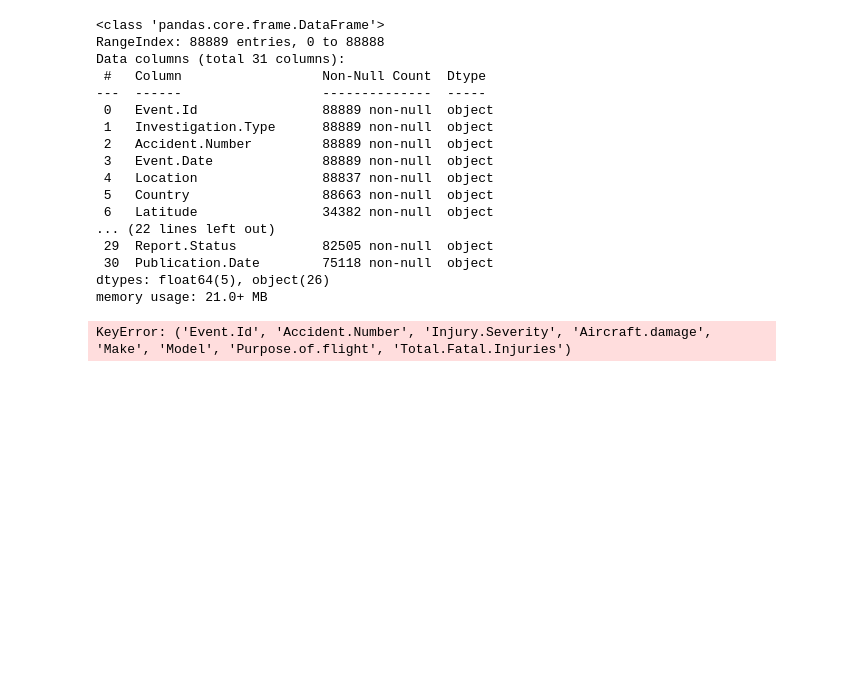
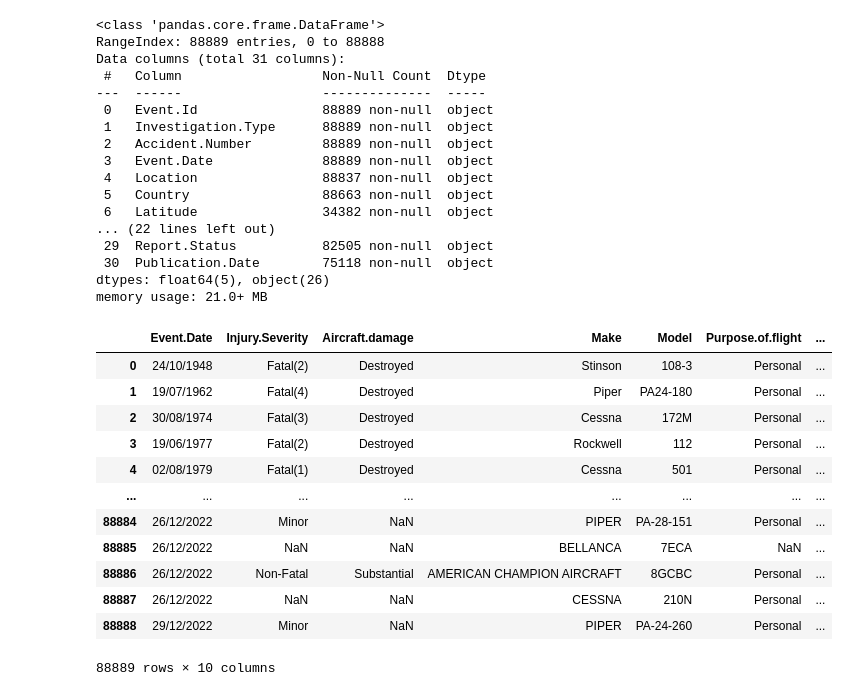
Before and after one commit to Baraka-Wambua/Phase-one-project, a Jupyter notebook: Untitled.ipynb, the cells around one changed output. Saved outputs shown, nothing was run; the diff lists cells and outputs as text; code cells hidden in the pictures; blank space fills up the shorter version.

```diff
--- a/Untitled.ipynb
+++ b/Untitled.ipynb
@@ -49,7 +50,21 @@ Data columns (total 31 columns):
 dtypes: float64(5), object(26)
 memory usage: 21.0+ MB
 # %%
-important_columns=df['Event.Id','Accident.Number','Injury.Severity','Aircraft.damage','Make','Model','Purpose.of.flight','Total.Fatal.Injuries']
-df = df[important_columns]
+df=df[['Event.Date','Injury.Severity','Aircraft.damage','Make','Model','Purpose.of.flight'
+       ,'Total.Fatal.Injuries','Total.Serious.Injuries','Total.Minor.Injuries','Total.Uninjured']]
-# %% [output]
-KeyError: ('Event.Id', 'Accident.Number', 'Injury.Severity', 'Aircraft.damage', 'Make', 'Model', 'Purpose.of.flight', 'Total.Fatal.Injuries')
+# %%
+df
+# %% [output]
+|  | Event.Date | Injury.Severity | Aircraft.damage | Make | Model | Purpose.of.flight | ... |
+| 0 | 24/10/1948 | Fatal(2) | Destroyed | Stinson | 108-3 | Personal | ... |
+| 1 | 19/07/1962 | Fatal(4) | Destroyed | Piper | PA24-180 | Personal | ... |
+| 2 | 30/08/1974 | Fatal(3) | Destroyed | Cessna | 172M | Personal | ... |
+| 3 | 19/06/1977 | Fatal(2) | Destroyed | Rockwell | 112 | Personal | ... |
+| 4 | 02/08/1979 | Fatal(1) | Destroyed | Cessna | 501 | Personal | ... |
+| ... | ... | ... | ... | ... | ... | ... | ... |
+| 88884 | 26/12/2022 | Minor | NaN | PIPER | PA-28-151 | Personal | ... |
+| 88885 | 26/12/2022 | NaN | NaN | BELLANCA | 7ECA | NaN | ... |
+| 88886 | 26/12/2022 | Non-Fatal | Substantial | AMERICAN CHAMPION AIRCRAFT | 8GCBC | Personal | ... |
+| 88887 | 26/12/2022 | NaN | NaN | CESSNA | 210N | Personal | ... |
+| 88888 | 29/12/2022 | Minor | NaN | PIPER | PA-24-260 | Personal | ... |
+88889 rows × 10 columns
```
Also changed, not shown: parts of 14 cells of this notebook.
